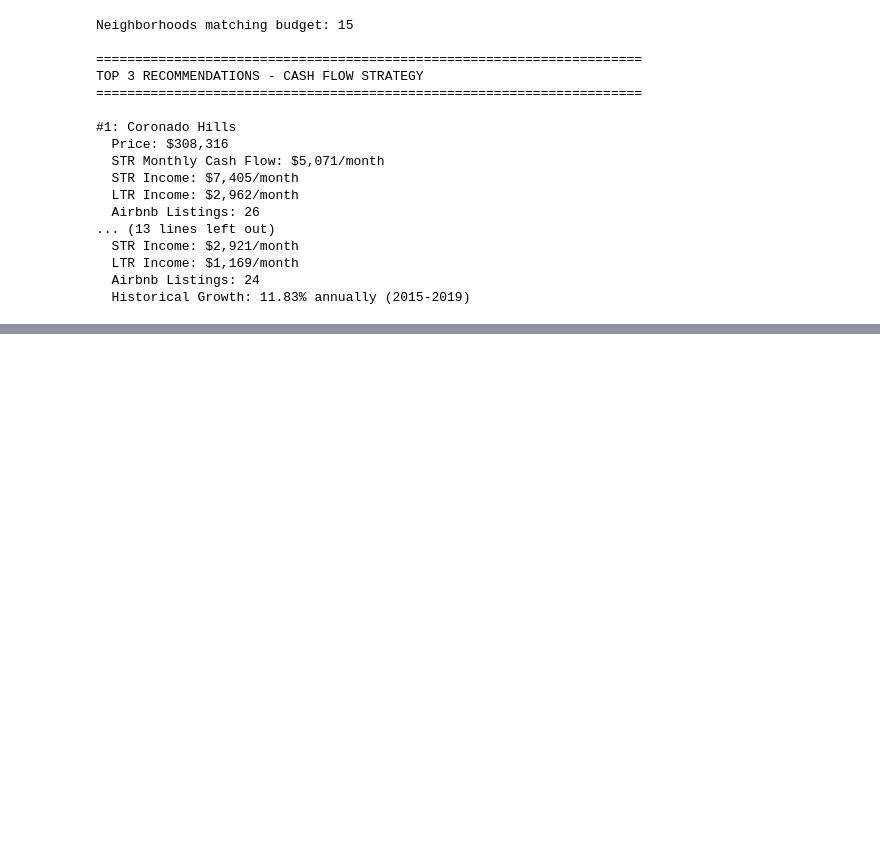
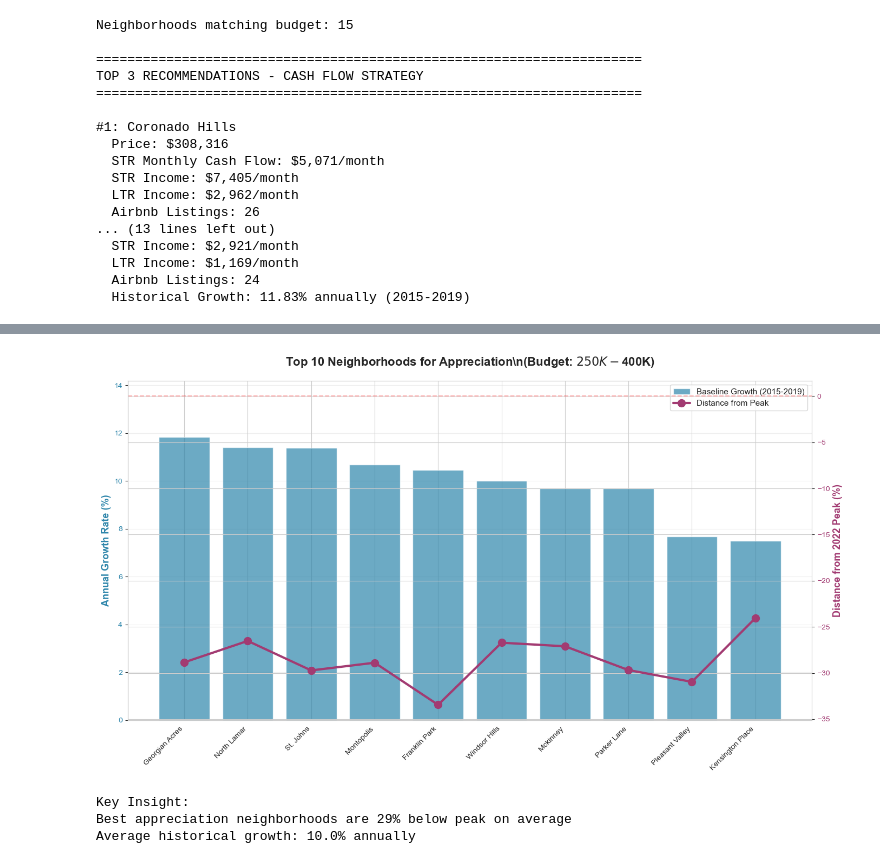
Before and after one commit to cleburn/austin-investment-analyzer, a Jupyter notebook: notebooks/texas-real-estate-analyzer.ipynb, the cells around one changed output, grey strips where cells are left out. Drawn from its saved outputs; the diff is of its cells as text; code cells hidden in the pictures; blank space fills up the shorter version.

```diff
--- a/notebooks/texas-real-estate-analyzer.ipynb
+++ b/notebooks/texas-real-estate-analyzer.ipynb
@@ -703,0 +863,50 @@ TOP 3 RECOMMENDATIONS - CASH FLOW STRATEGY
+# %%
+# Get top 10 neighborhoods for appreciation strategy (within budget)
+top_10_appreciation = budget_filtered.sort_values('baseline_cagr', ascending=False).head(10)
+
+# Create dual-axis chart: baseline CAGR vs distance from peak
+fig, ax1 = plt.subplots(figsize=(14, 8))
+
+x = range(len(top_10_appreciation))
+neighborhoods = top_10_appreciation['RegionName'].values
+
+# Plot baseline CAGR (left axis)
+color1 = '#2E86AB'
+ax1.bar(x, top_10_appreciation['baseline_cagr'], alpha=0.7, color=color1, label='Baseline Growth (2015-2019)')
+ax1.set_ylabel('Annual Growth Rate (%)', fontsize=13, fontweight='bold', color=color1)
+ax1.tick_params(axis='y', labelcolor=color1)
+ax1.set_ylim(0, max(top_10_appreciation['baseline_cagr']) * 1.2)
+
+# Plot distance from peak (right axis)
+ax2 = ax1.twinx()
+color2 = '#A23B72'
+ax2.plot(x, top_10_appreciation['distance_from_peak'],
+         marker='o', linewidth=3, markersize=10, color=color2, label='Distance from Peak')
+ax2.set_ylabel('Distance from 2022 Peak (%)', fontsize=13, fontweight='bold', color=color2)
+ax2.tick_params(axis='y', labelcolor=color2)
+ax2.axhline(y=0, color='red', linestyle='--', alpha=0.3)
+
+# Formatting
+ax1.set_xticks(x)
+ax1.set_xticklabels(neighborhoods, rotation=45, ha='right')
+ax1.set_title('Top 10 Neighborhoods for Appreciation\\n(Budget: $250K-$400K)',
+              fontsize=16, fontweight='bold', pad=20)
+ax1.grid(axis='y', alpha=0.3)
+
+# Legend
+lines1, labels1 = ax1.get_legend_handles_labels()
+lines2, labels2 = ax2.get_legend_handles_labels()
+ax1.legend(lines1 + lines2, labels1 + labels2, loc='upper right', fontsize=11)
+
+plt.tight_layout()
+plt.savefig('../visuals/top_neighborhoods_appreciation.png', dpi=300, bbox_inches='tight')
+plt.show()
+
+print("\nKey Insight:")
+print(f"Best appreciation neighborhoods are {abs(top_10_appreciation['distance_from_peak'].mean()):.0f}% below peak on average")
+print(f"Average historical growth: {top_10_appreciation['baseline_cagr'].mean():.1f}% annually")
+# %% [output]
+[figure, added]
+Key Insight:
+Best appreciation neighborhoods are 29% below peak on average
+Average historical growth: 10.0% annually
```
Also changed, not shown: parts of 12 cells of this notebook, 4 other files.
